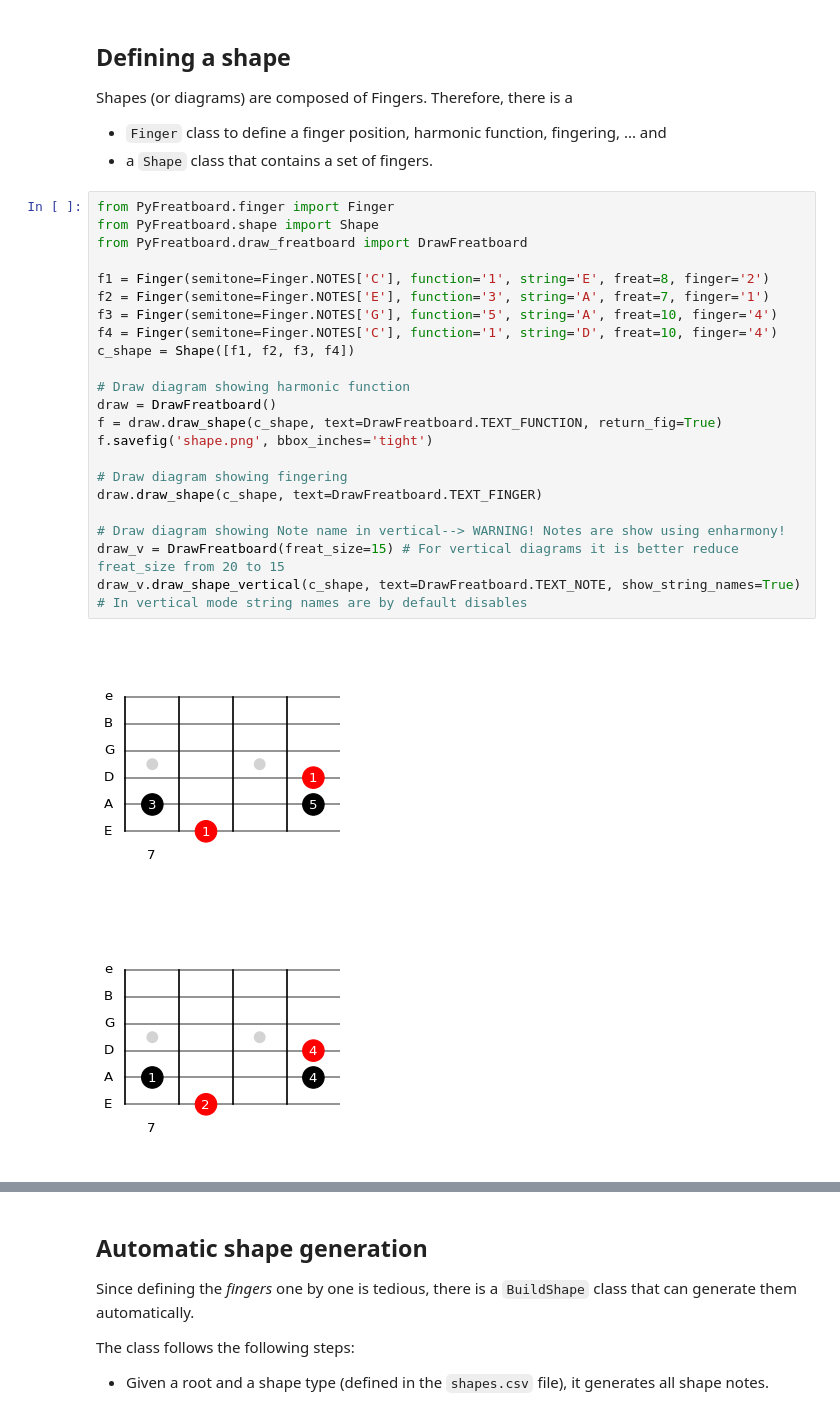
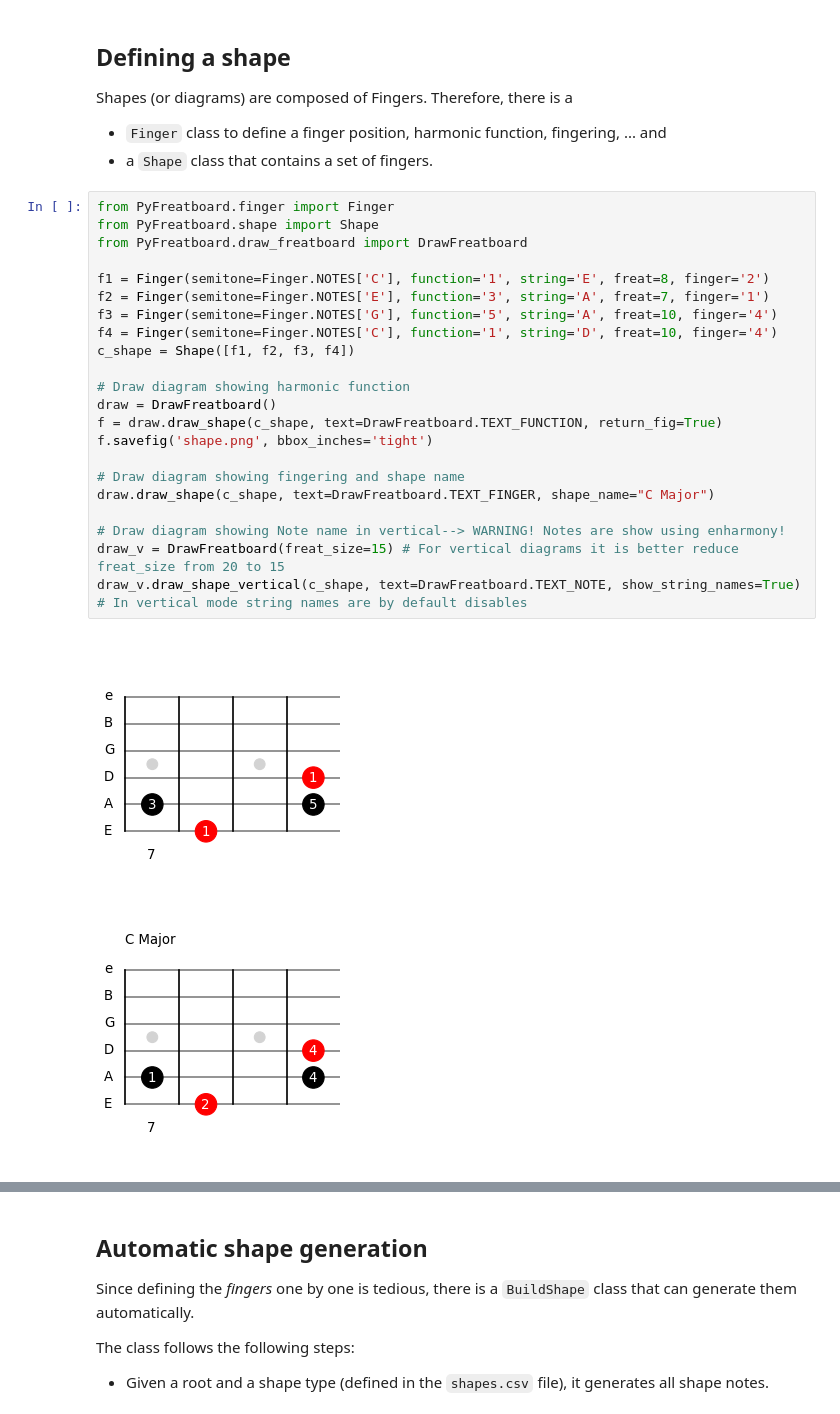
Before and after one commit to narcispr/PyFretboard, a Jupyter notebook: tutorial.ipynb, the cells around one changed output, grey strips where cells are left out. Drawn from its saved outputs; the diff is of its cells as text.

```diff
--- a/tutorial.ipynb
+++ b/tutorial.ipynb
@@ -11,28 +11,28 @@ Shapes (or diagrams) are composed of Fingers. Therefore, there is a
 # %%
 from PyFreatboard.finger import Finger
 from PyFreatboard.shape import Shape
 from PyFreatboard.draw_freatboard import DrawFreatboard
 
 f1 = Finger(semitone=Finger.NOTES['C'], function='1', string='E', freat=8, finger='2')
 f2 = Finger(semitone=Finger.NOTES['E'], function='3', string='A', freat=7, finger='1')
 f3 = Finger(semitone=Finger.NOTES['G'], function='5', string='A', freat=10, finger='4')
 f4 = Finger(semitone=Finger.NOTES['C'], function='1', string='D', freat=10, finger='4')
 c_shape = Shape([f1, f2, f3, f4])
 
 # Draw diagram showing harmonic function
 draw = DrawFreatboard()
 f = draw.draw_shape(c_shape, text=DrawFreatboard.TEXT_FUNCTION, return_fig=True)
 f.savefig('shape.png', bbox_inches='tight')
 
-# Draw diagram showing fingering
-draw.draw_shape(c_shape, text=DrawFreatboard.TEXT_FINGER)
+# Draw diagram showing fingering and shape name
+draw.draw_shape(c_shape, text=DrawFreatboard.TEXT_FINGER, shape_name="C Major")
 
 # Draw diagram showing Note name in vertical--> WARNING! Notes are show using enharmony!
 draw_v = DrawFreatboard(freat_size=15) # For vertical diagrams it is better reduce freat_size from 20 to 15
 draw_v.draw_shape_vertical(c_shape, text=DrawFreatboard.TEXT_NOTE, show_string_names=True) # In vertical mode string names are by default disables
 # %% [output]
 [figure]
-[figure, old version]
+[figure, new version]
 [figure]
 # %% [markdown]
 ## Automatic shape generation
```
Also changed, not shown: parts of 2 cells of this notebook.
